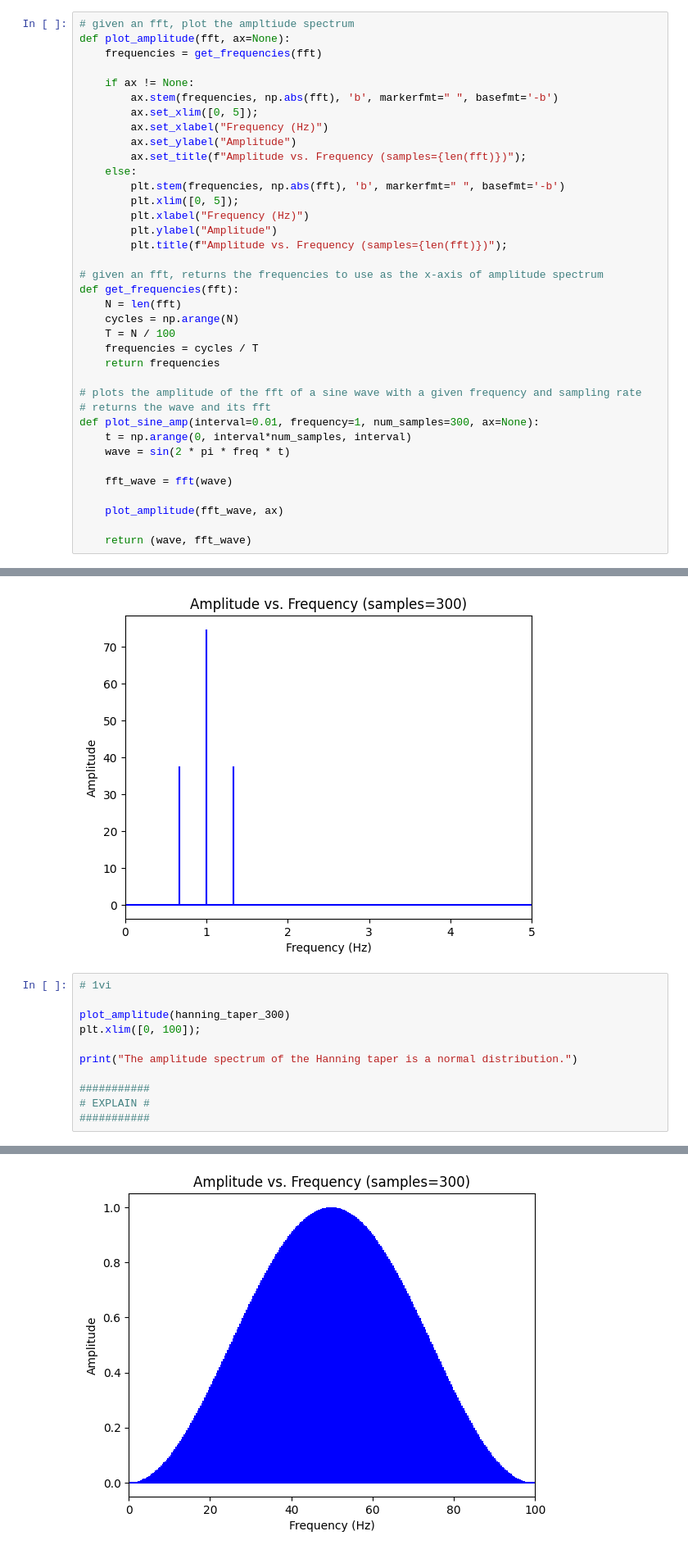
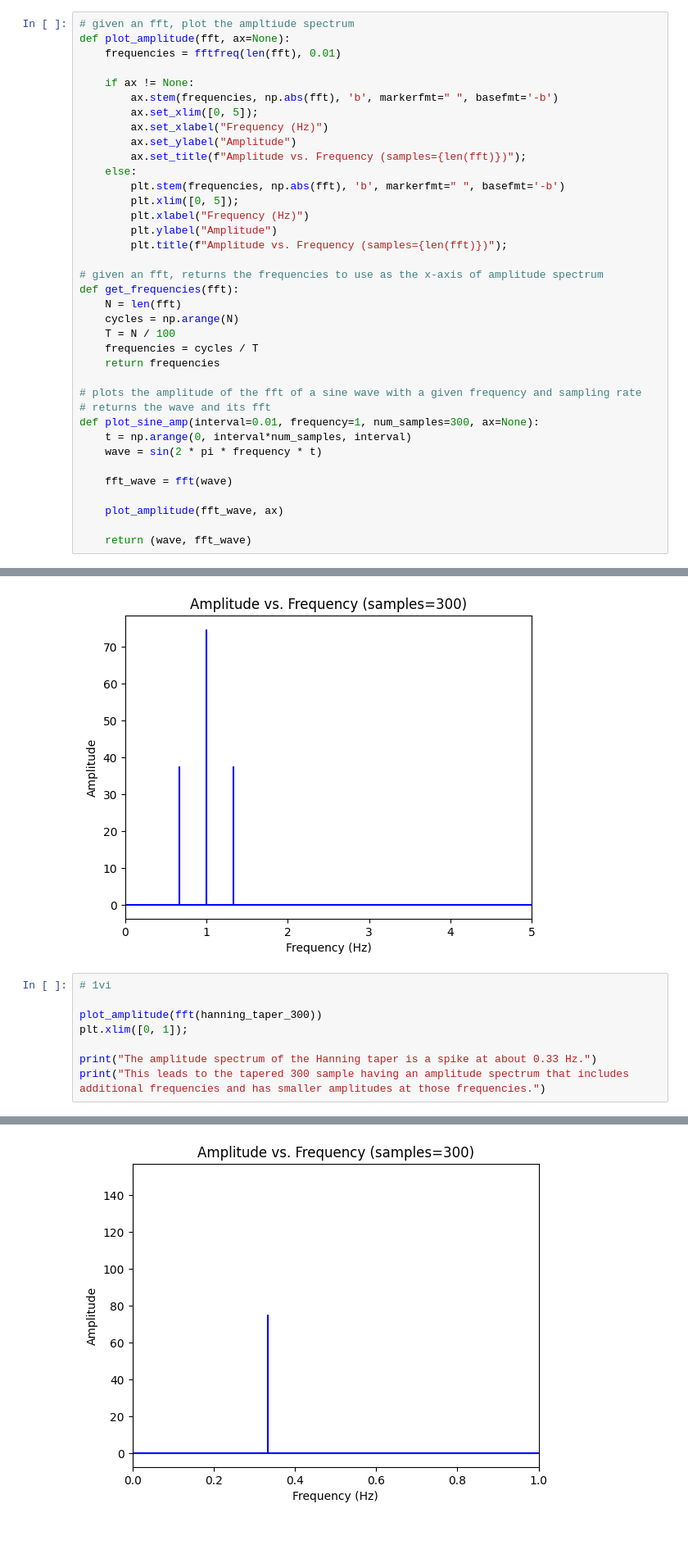
Before and after one commit to danielreeder/ERTH456, a Jupyter notebook: homework/hw3/hw3_erth456.ipynb, the cells around one changed output, grey strips where cells are left out. Shown at 82% size. Saved outputs shown, nothing was run; the diff lists cells and outputs as text.

```diff
--- a/homework/hw3/hw3_erth456.ipynb
+++ b/homework/hw3/hw3_erth456.ipynb
@@ -9,7 +9,7 @@ from numpy import sin, cos, sqrt, exp, pi
 # %%
 # given an fft, plot the ampltiude spectrum
 def plot_amplitude(fft, ax=None):
-    frequencies = get_frequencies(fft)
+    frequencies = fftfreq(len(fft), 0.01)
 
     if ax != None:
         ax.stem(frequencies, np.abs(fft), 'b', markerfmt=" ", basefmt='-b')
@@ -36,7 +36,7 @@ def get_frequencies(fft):
 # returns the wave and its fft
 def plot_sine_amp(interval=0.01, frequency=1, num_samples=300, ax=None):
     t = np.arange(0, interval*num_samples, interval)
-    wave = sin(2 * pi * freq * t)
+    wave = sin(2 * pi * frequency * t)
 
     fft_wave = fft(wave)
 
@@ -106,12 +110,9 @@ The tapered wave has two additional spikes on either side of 1 Hz, about half th
 # %%
 # 1vi
 
-plot_amplitude(hanning_taper_300)
-plt.xlim([0, 100]);
+plot_amplitude(fft(hanning_taper_300))
+plt.xlim([0, 1]);
 
-print("The amplitude spectrum of the Hanning taper is a normal distribution.")
-
-###########
-# EXPLAIN #
-###########
+print("The amplitude spectrum of the Hanning taper is a spike at about 0.33 Hz.")
+print("This leads to the tapered 300 sample having an amplitude spectrum that includes additional frequencies and has smaller amplitudes at those frequencies.")
 # %% [output]
@@ -118,4 +121,4 @@ print("The amplitude spectrum of the Hanning taper is a normal distribution.")
-[figure, old version]
+[figure, new version]
 # %%
 # 1vii
 
```
Also changed, not shown: parts of 11 cells of this notebook, 13 other files.
